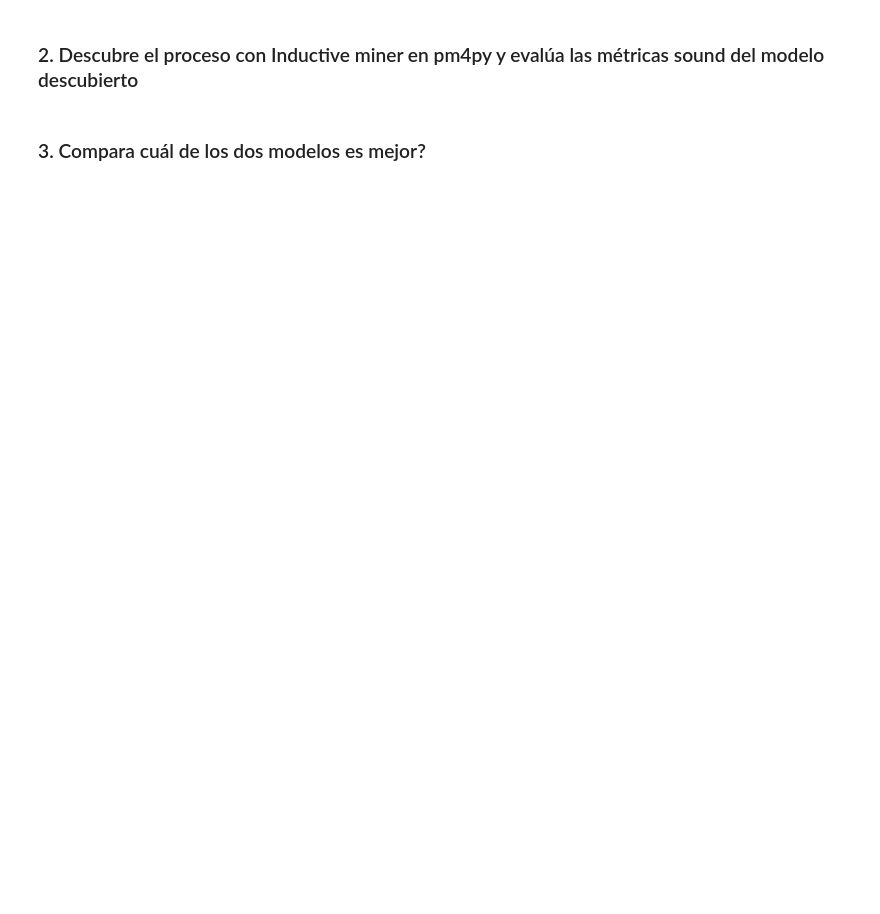
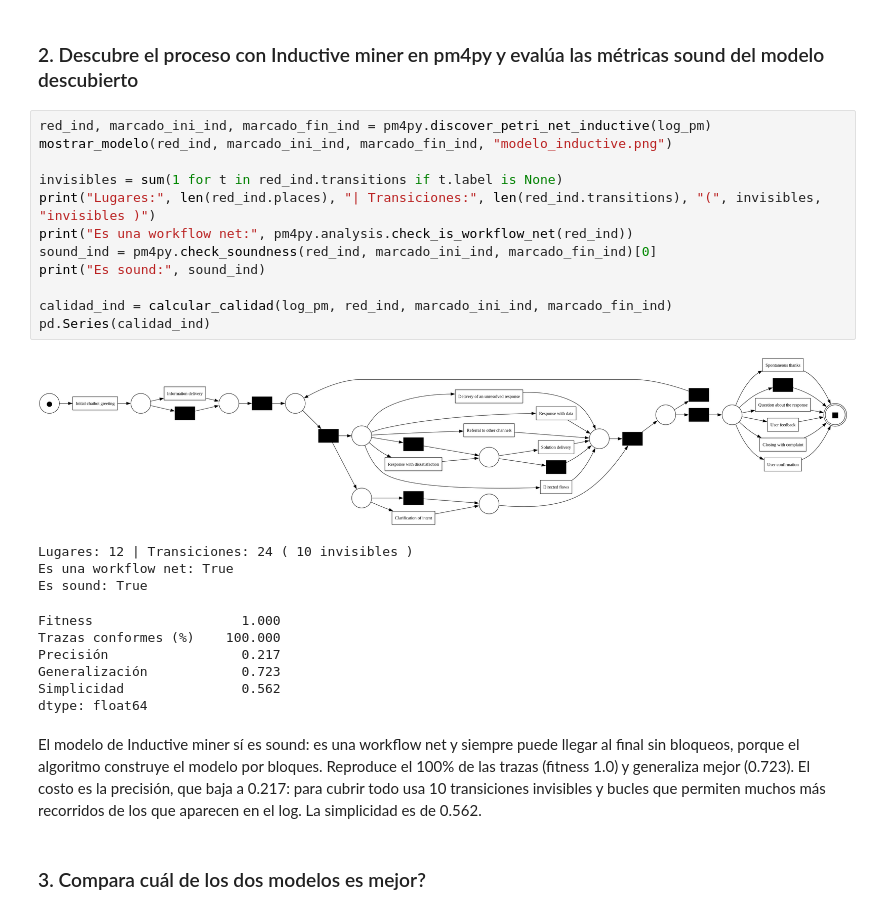
Before and after one commit to cerealkiller3242/Proyecto_Process_Minning, a Jupyter notebook: Proyecto_PM.ipynb, the cells around one changed output. Drawn from its saved outputs; the diff is of its cells as text; blank space fills up the shorter version.

```diff
--- a/Proyecto_PM.ipynb
+++ b/Proyecto_PM.ipynb
@@ -277,4 +349,29 @@ Casos: 300 -> 121 | Variantes: 210 -> 31
 # %% [markdown]
 ### 2. Descubre el proceso con Inductive miner en pm4py y evalúa las métricas sound del modelo descubierto
+# %%
+red_ind, marcado_ini_ind, marcado_fin_ind = pm4py.discover_petri_net_inductive(log_pm)
+mostrar_modelo(red_ind, marcado_ini_ind, marcado_fin_ind, "modelo_inductive.png")
+
+invisibles = sum(1 for t in red_ind.transitions if t.label is None)
+print("Lugares:", len(red_ind.places), "| Transiciones:", len(red_ind.transitions), "(", invisibles, "invisibles )")
+print("Es una workflow net:", pm4py.analysis.check_is_workflow_net(red_ind))
+sound_ind = pm4py.check_soundness(red_ind, marcado_ini_ind, marcado_fin_ind)[0]
+print("Es sound:", sound_ind)
+
+calidad_ind = calcular_calidad(log_pm, red_ind, marcado_ini_ind, marcado_fin_ind)
+pd.Series(calidad_ind)
+# %% [output]
+[figure, added]
+Lugares: 12 | Transiciones: 24 ( 10 invisibles )
+Es una workflow net: True
+Es sound: True
+Fitness                   1.000
+Trazas conformes (%)    100.000
+Precisión                 0.217
+Generalización            0.723
+Simplicidad               0.562
+dtype: float64
+# %% [markdown]
+El modelo de Inductive miner sí es sound: es una workflow net y siempre puede llegar al final sin bloqueos, porque el algoritmo construye el modelo por bloques. Reproduce el 100% de las trazas (fitness 1.0) y generaliza mejor (0.723). El costo es la precisión, que baja a 0.217: para cubrir todo usa 10 transiciones invisibles y bucles que permiten muchos más recorridos de los que aparecen en el log. La simplicidad es de 0.562.
 # %% [markdown]
 ### 3. Compara cuál de los dos modelos es mejor?
```
Also changed, not shown: parts of 18 cells of this notebook, 2 other files.
